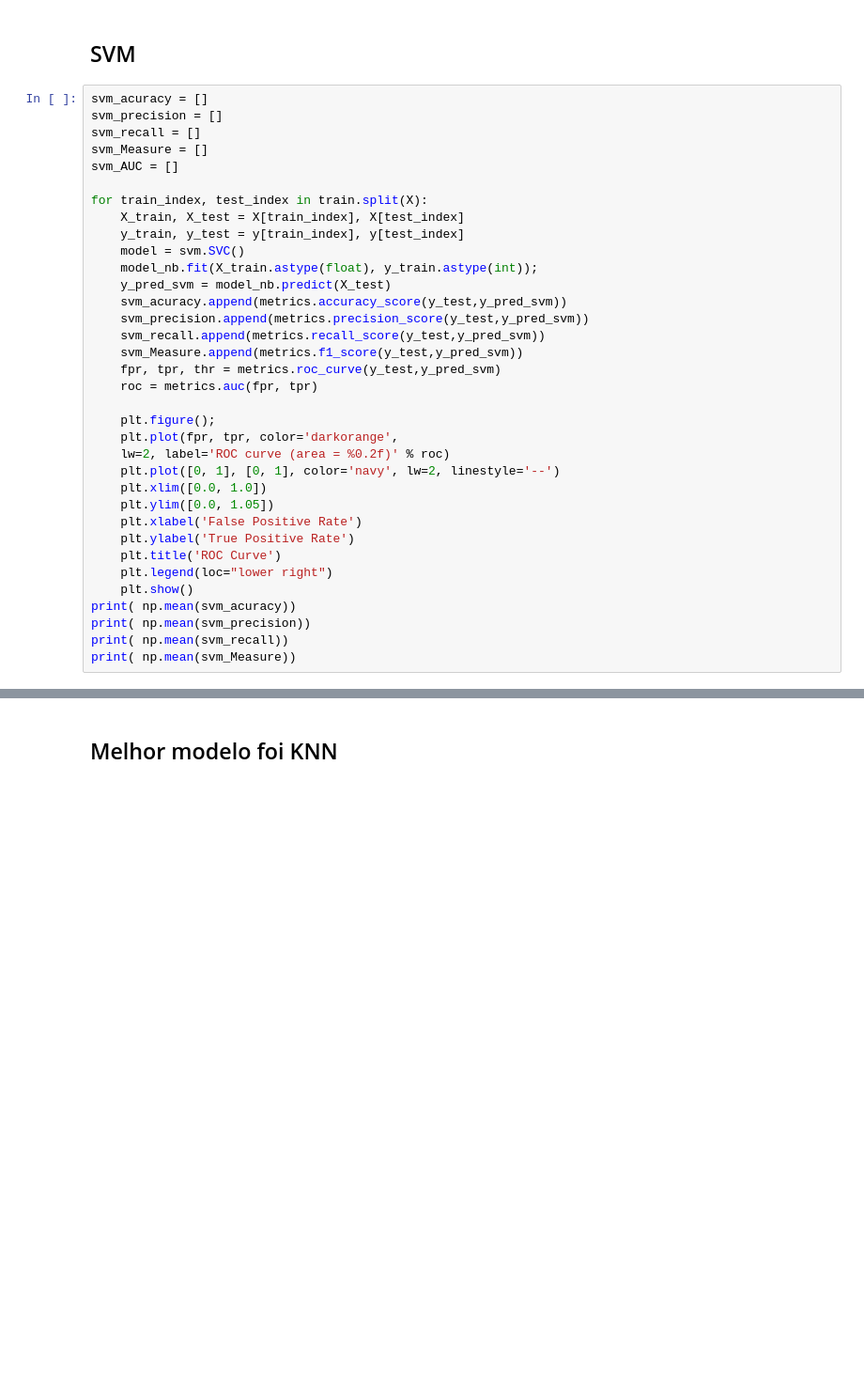
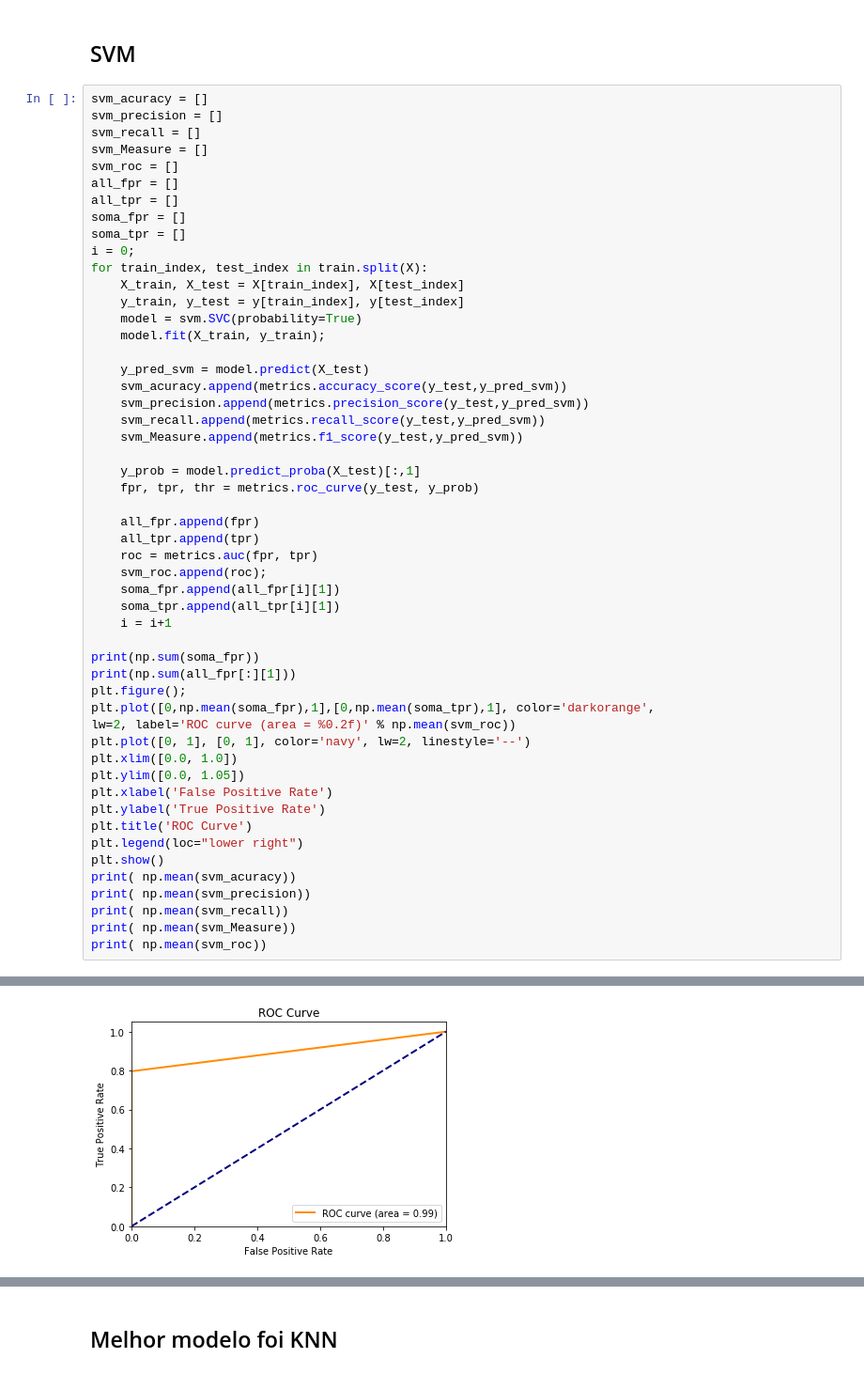
Before and after one commit to RodrigoValentim2/Regressao-classificacao07, a Jupyter notebook: Lista 07.ipynb, the cells around one changed output, grey strips where cells are left out. Shown at 94% size. Cells and saved outputs as stored; diff of their text form; blank space fills up the shorter version.

```diff
--- a/Lista 07.ipynb
+++ b/Lista 07.ipynb
@@ -342,33 +358,51 @@ svm_acuracy = []
 svm_precision = []
 svm_recall = []
 svm_Measure = []
-svm_AUC = []
-
+svm_roc = []
+all_fpr = []
+all_tpr = []
+soma_fpr = []
+soma_tpr = []
+i = 0;
 for train_index, test_index in train.split(X):
     X_train, X_test = X[train_index], X[test_index]
     y_train, y_test = y[train_index], y[test_index]
-    model = svm.SVC()
-    model_nb.fit(X_train.astype(float), y_train.astype(int));
-    y_pred_svm = model_nb.predict(X_test)
+    model = svm.SVC(probability=True)
+    model.fit(X_train, y_train);
+
+    y_pred_svm = model.predict(X_test)
     svm_acuracy.append(metrics.accuracy_score(y_test,y_pred_svm))
     svm_precision.append(metrics.precision_score(y_test,y_pred_svm))
     svm_recall.append(metrics.recall_score(y_test,y_pred_svm))
     svm_Measure.append(metrics.f1_score(y_test,y_pred_svm))
-    fpr, tpr, thr = metrics.roc_curve(y_test,y_pred_svm)
+
+    y_prob = model.predict_proba(X_test)[:,1]
+    fpr, tpr, thr = metrics.roc_curve(y_test, y_prob)
+
+    all_fpr.append(fpr)
+    all_tpr.append(tpr)
     roc = metrics.auc(fpr, tpr)
+    svm_roc.append(roc);
+    soma_fpr.append(all_fpr[i][1])
+    soma_tpr.append(all_tpr[i][1])
+    i = i+1
 
-    plt.figure();
-    plt.plot(fpr, tpr, color='darkorange',
-    lw=2, label='ROC curve (area = %0.2f)' % roc)
-    plt.plot([0, 1], [0, 1], color='navy', lw=2, linestyle='--')
-    plt.xlim([0.0, 1.0])
-    plt.ylim([0.0, 1.05])
-    plt.xlabel('False Positive Rate')
-    plt.ylabel('True Positive Rate')
-    plt.title('ROC Curve')
-    plt.legend(loc="lower right")
-    plt.show()
+print(np.sum(soma_fpr))
+print(np.sum(all_fpr[:][1]))
+plt.figure();
+plt.plot([0,np.mean(soma_fpr),1],[0,np.mean(soma_tpr),1], color='darkorange',
+lw=2, label='ROC curve (area = %0.2f)' % np.mean(svm_roc))
+plt.plot([0, 1], [0, 1], color='navy', lw=2, linestyle='--')
+plt.xlim([0.0, 1.0])
+plt.ylim([0.0, 1.05])
+plt.xlabel('False Positive Rate')
+plt.ylabel('True Positive Rate')
+plt.title('ROC Curve')
+plt.legend(loc="lower right")
+plt.show()
 print( np.mean(svm_acuracy))
 print( np.mean(svm_precision))
 print( np.mean(svm_recall))
 print( np.mean(svm_Measure))
+print( np.mean(svm_roc))
+# %% [output]
@@ -374,0 +411 @@ print( np.mean(svm_Measure))
+[figure, added]
```
Also changed, not shown: parts of 18 cells of this notebook.
